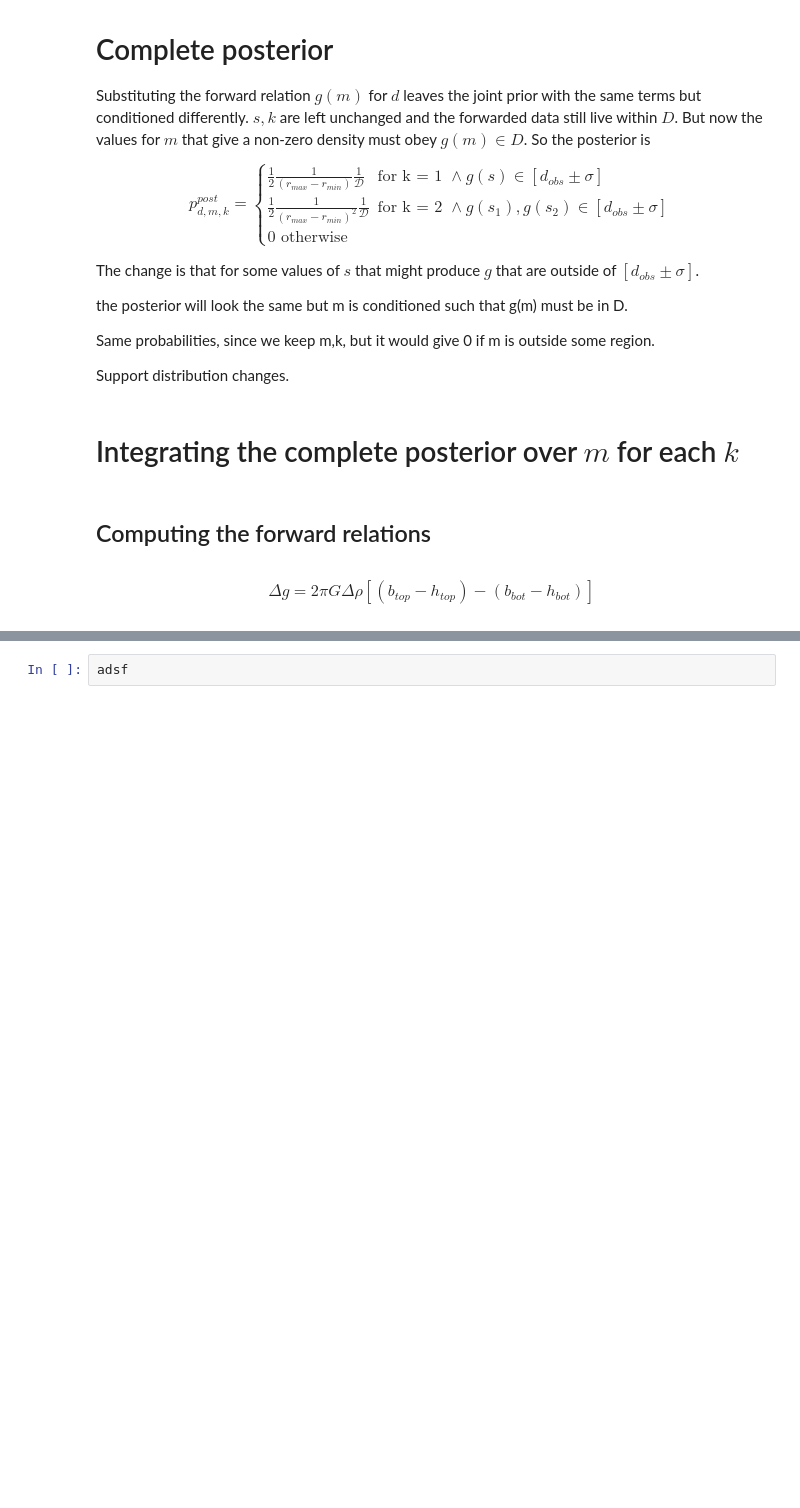
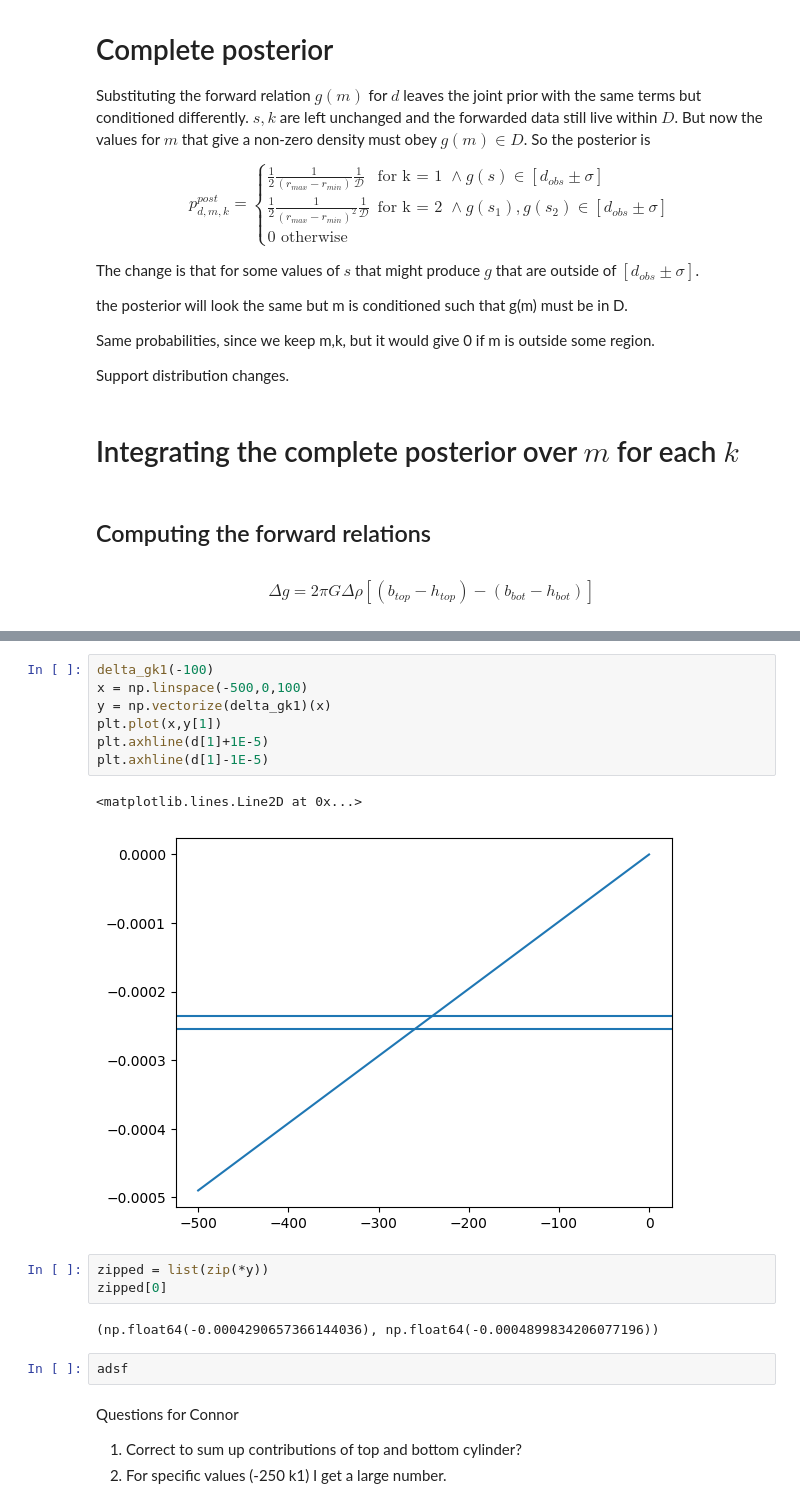
Before and after one commit to Bjartensen/inverse-problems-assignment3, a Jupyter notebook: assignment3.ipynb, the cells around one changed output, grey strips where cells are left out. Saved outputs shown, nothing was run; the diff lists cells and outputs as text; blank space fills up the shorter version.

```diff
--- a/assignment3.ipynb
+++ b/assignment3.ipynb
@@ -172,2 +226,22 @@ k1(-100)
+# %%
+delta_gk1(-100)
+x = np.linspace(-500,0,100)
+y = np.vectorize(delta_gk1)(x)
+plt.plot(x,y[1])
+plt.axhline(d[1]+1E-5)
+plt.axhline(d[1]-1E-5)
+# %% [output]
+<matplotlib.lines.Line2D at 0x...>
+[figure, added]
+# %%
+zipped = list(zip(*y))
+zipped[0]
+# %% [output]
+(np.float64(-0.0004290657366144036), np.float64(-0.0004899834206077196))
 # %%
 adsf
+# %% [markdown]
+Questions for Connor
+
+1. Correct to sum up contributions of top and bottom cylinder?
+2. For specific values (-250 k1) I get a large number.
```
Also changed, not shown: parts of 8 cells of this notebook.
